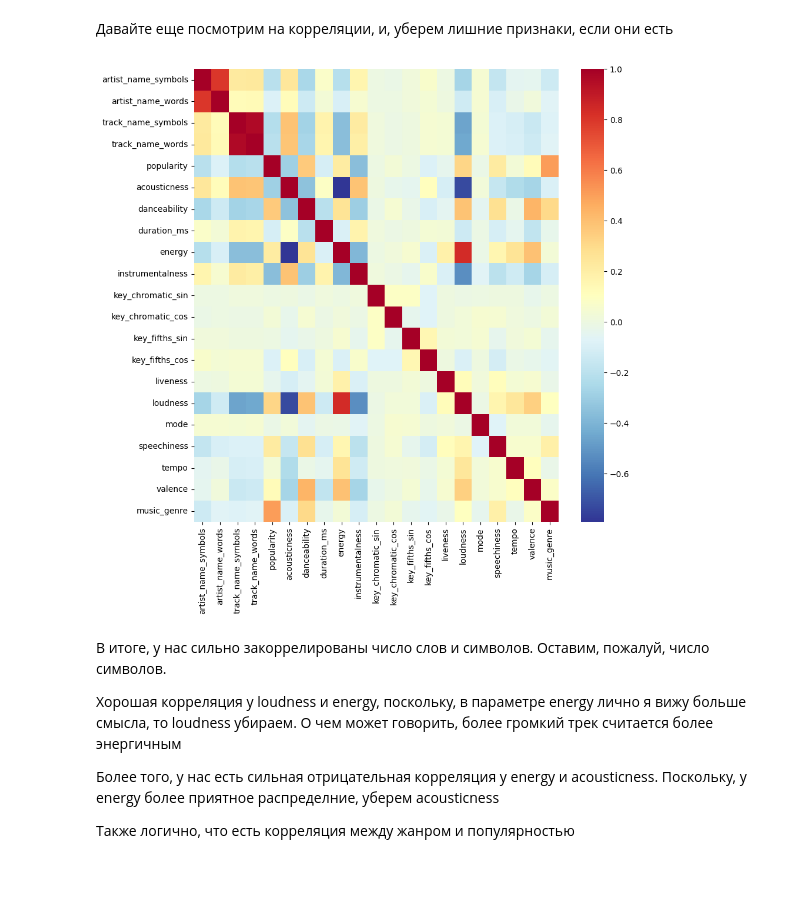
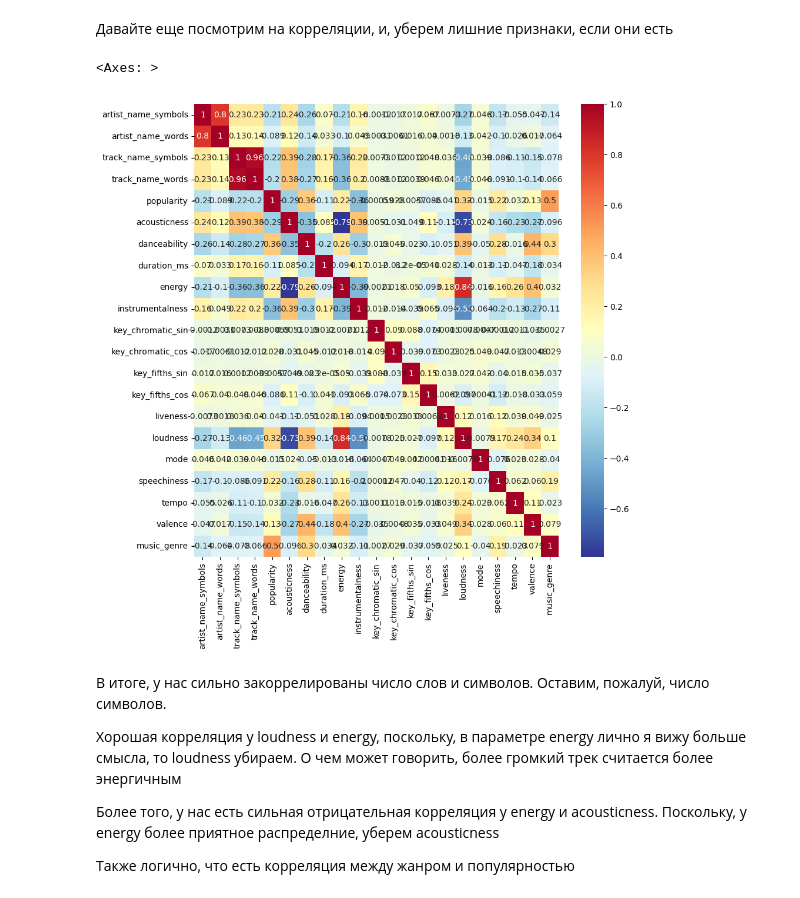
Before and after one commit to gtrofimiuk/ML_course, a Jupyter notebook: MusicGenres.ipynb, the cells around one changed output. Cells and saved outputs as stored; diff of their text form; code cells hidden in the pictures.

```diff
--- a/MusicGenres.ipynb
+++ b/MusicGenres.ipynb
@@ -436,9 +436,10 @@ for idx, feature in enumerate(df.columns[:feature_index]):
 Давайте еще посмотрим на корреляции, и, уберем лишние признаки, если они есть
 # %%
 plt.figure(figsize=(10,10))
-sns.heatmap(df.iloc[:, : feature_index+1].corr(), cmap="RdYlBu_r");
+sns.heatmap(df.iloc[:, : feature_index+1].corr(), cmap="RdYlBu_r", annot=True)
 # %% [output]
+<Axes: >
-[figure, old version]
+[figure, new version]
 # %% [markdown]
 В итоге, у нас сильно закоррелированы число слов и символов. Оставим, пожалуй, число символов.
 
```
Also changed, not shown: parts of 19 cells of this notebook.
